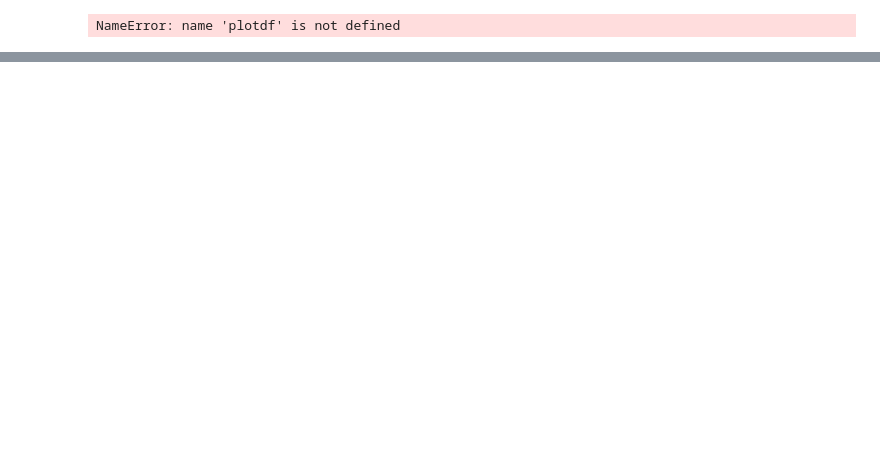
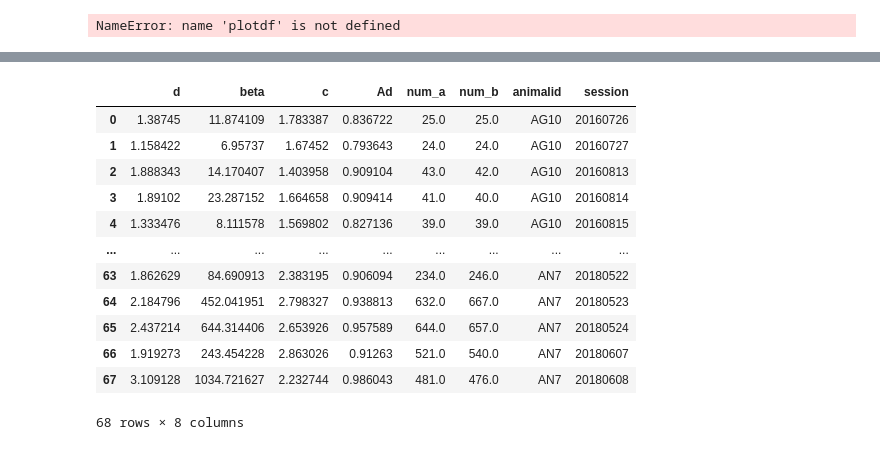
Before and after one commit to julianarhee/rat-2p-area-characterizations, a Jupyter notebook: analyze2p/behavior/psychometric_curves.ipynb, the cells around one changed output, grey strips where cells are left out. Drawn from its saved outputs; the diff is of its cells as text; code cells hidden in the pictures; blank space fills up the shorter version.

```diff
--- a/analyze2p/behavior/psychometric_curves.ipynb
+++ b/analyze2p/behavior/psychometric_curves.ipynb
@@ -258,3 +413,11 @@ pl.subplots_adjust(left=0.1, right=0.8, wspace=0.5, bottom=0.2)
 # %% [output]
 [interactive output not drawn]
 [interactive output not drawn]
+# %%
+# default_views[default_views.morphlevel.isin([0, 22])][['animalid', 'objectid', 'response', 'outcome', 'portmap']].drop_duplicates()
+
+choice_map =  {0: {'chooseA': 'Announce_AcquirePort3',
+                 'chooseB': 'Announce_AcquirePort1'},
+               1: {'chooseA': 'Announce_AcquirePort1',
+                 'chooseB': 'Announce_AcquirePort3'}}
+class_a, class_b = (0, 22)
@@ -260,0 +495,32 @@ pl.subplots_adjust(left=0.1, right=0.8, wspace=0.5, bottom=0.2)
+# %%
+anchor_trials= default_views[default_views.morphlevel.isin([class_a, class_b])].copy()
+# %%
+s_list=[]
+for (a, s), g in anchor_trials.groupby(['animalid', 'session']):
+    port_ = float(g['portmap'].unique())
+    try:
+        sdt_vals = get_hits_and_fas_for_session(g, class_a=class_a, class_b=class_b,
+                                                portmap=port_)
+    except ZeroDivisionError:
+        print(a, s)
+        continue
+    sdt_vals['animalid'] = a
+    sdt_vals['session'] = s
+    s_list.append(sdt_vals)
+sdt_df = pd.concat(s_list, axis=1).T
+# %%
+sdt_df
+# %% [output]
+|  | d | beta | c | Ad | num_a | num_b | animalid | session |
+| 0 | 1.38745 | 11.874109 | 1.783387 | 0.836722 | 25.0 | 25.0 | AG10 | 20160726 |
+| 1 | 1.158422 | 6.95737 | 1.67452 | 0.793643 | 24.0 | 24.0 | AG10 | 20160727 |
+| 2 | 1.888343 | 14.170407 | 1.403958 | 0.909104 | 43.0 | 42.0 | AG10 | 20160813 |
+| 3 | 1.89102 | 23.287152 | 1.664658 | 0.909414 | 41.0 | 40.0 | AG10 | 20160814 |
+| 4 | 1.333476 | 8.111578 | 1.569802 | 0.827136 | 39.0 | 39.0 | AG10 | 20160815 |
+| ... | ... | ... | ... | ... | ... | ... | ... | ... |
+| 63 | 1.862629 | 84.690913 | 2.383195 | 0.906094 | 234.0 | 246.0 | AN7 | 20180522 |
+| 64 | 2.184796 | 452.041951 | 2.798327 | 0.938813 | 632.0 | 667.0 | AN7 | 20180523 |
+| 65 | 2.437214 | 644.314406 | 2.653926 | 0.957589 | 644.0 | 657.0 | AN7 | 20180524 |
+| 66 | 1.919273 | 243.454228 | 2.863026 | 0.91263 | 521.0 | 540.0 | AN7 | 20180607 |
+| 67 | 3.109128 | 1034.721627 | 2.232744 | 0.986043 | 481.0 | 476.0 | AN7 | 20180608 |
+68 rows × 8 columns
```
Also changed, not shown: parts of 33 cells of this notebook.
